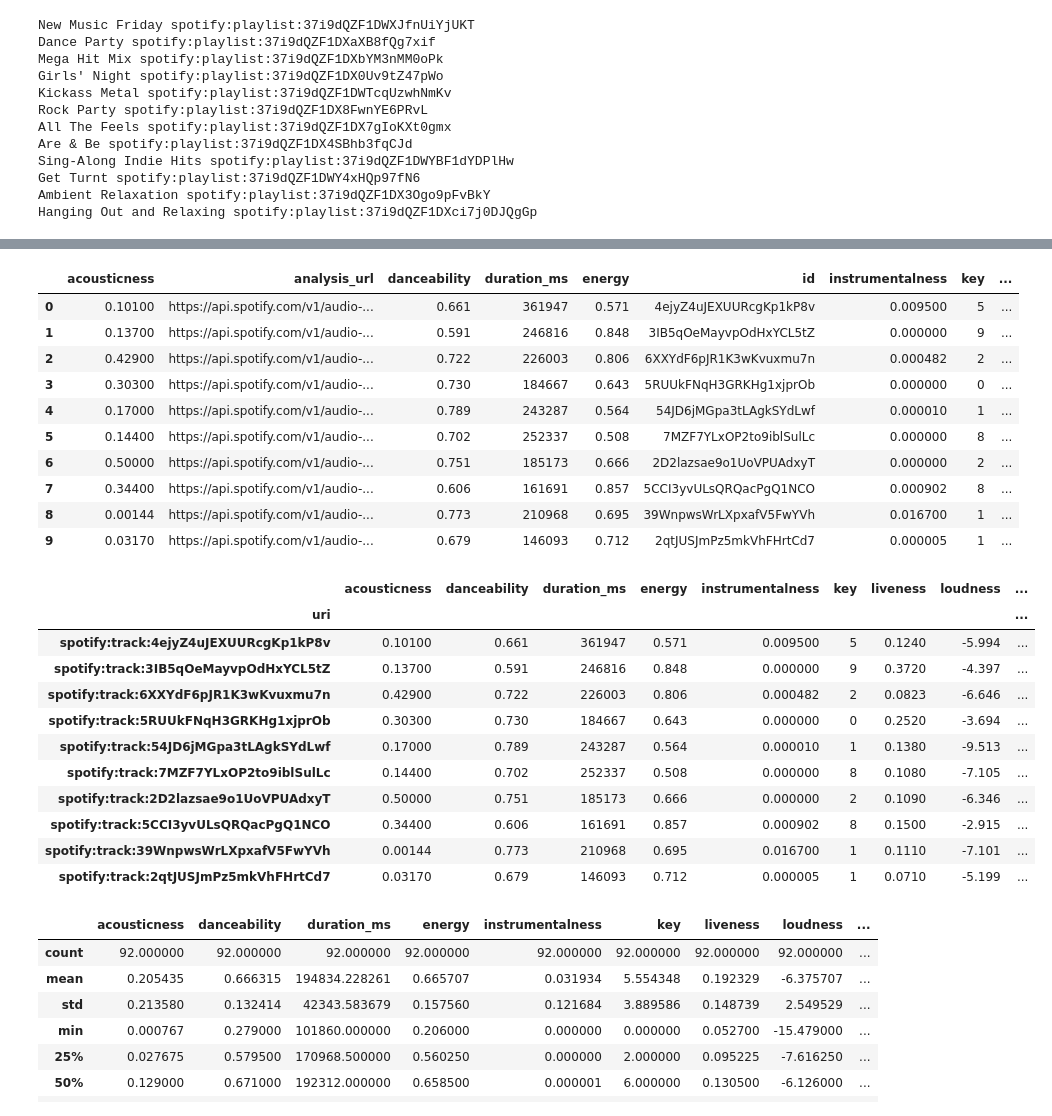
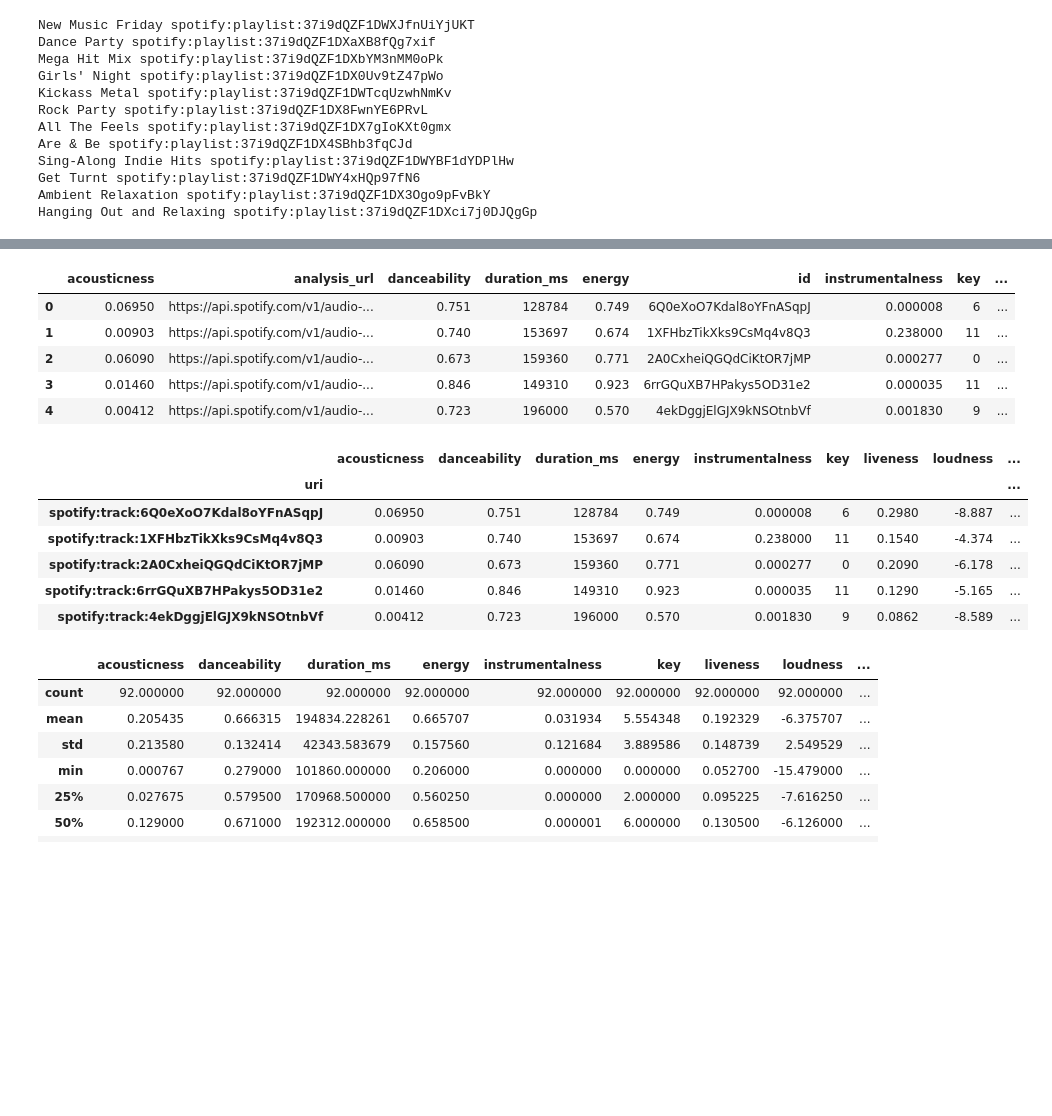
Before and after one commit to sslogar/spotify-analytics, a Jupyter notebook: dev.ipynb, the cells around one changed output, grey strips where cells are left out. Drawn from its saved outputs; the diff is of its cells as text; code cells hidden in the pictures; blank space fills up the shorter version.

```diff
--- a/dev.ipynb
+++ b/dev.ipynb
@@ -100,39 +60,29 @@ features = pd.DataFrame()
 for chunk in [tracks[i:i + 20] for i in range(0, len(tracks), 20)]:
     features = features.append(pd.DataFrame(sp.audio_features(chunk)))
 # %%
-features.head(10)
+features.head(5)
 # %% [output]
 |  | acousticness | analysis_url | danceability | duration_ms | energy | id | instrumentalness | key | ... |
-| 0 | 0.10100 | https://api.spotify.com/v1/audio-... | 0.661 | 361947 | 0.571 | 4ejyZ4uJEXUURcgKp1kP8v | 0.009500 | 5 | ... |
-| 1 | 0.13700 | https://api.spotify.com/v1/audio-... | 0.591 | 246816 | 0.848 | 3IB5qOeMayvpOdHxYCL5tZ | 0.000000 | 9 | ... |
-| 2 | 0.42900 | https://api.spotify.com/v1/audio-... | 0.722 | 226003 | 0.806 | 6XXYdF6pJR1K3wKvuxmu7n | 0.000482 | 2 | ... |
-| 3 | 0.30300 | https://api.spotify.com/v1/audio-... | 0.730 | 184667 | 0.643 | 5RUUkFNqH3GRKHg1xjprOb | 0.000000 | 0 | ... |
-| 4 | 0.17000 | https://api.spotify.com/v1/audio-... | 0.789 | 243287 | 0.564 | 54JD6jMGpa3tLAgkSYdLwf | 0.000010 | 1 | ... |
-| 5 | 0.14400 | https://api.spotify.com/v1/audio-... | 0.702 | 252337 | 0.508 | 7MZF7YLxOP2to9iblSulLc | 0.000000 | 8 | ... |
-| 6 | 0.50000 | https://api.spotify.com/v1/audio-... | 0.751 | 185173 | 0.666 | 2D2lazsae9o1UoVPUAdxyT | 0.000000 | 2 | ... |
-| 7 | 0.34400 | https://api.spotify.com/v1/audio-... | 0.606 | 161691 | 0.857 | 5CCI3yvULsQRQacPgQ1NCO | 0.000902 | 8 | ... |
-| 8 | 0.00144 | https://api.spotify.com/v1/audio-... | 0.773 | 210968 | 0.695 | 39WnpwsWrLXpxafV5FwYVh | 0.016700 | 1 | ... |
-| 9 | 0.03170 | https://api.spotify.com/v1/audio-... | 0.679 | 146093 | 0.712 | 2qtJUSJmPz5mkVhFHrtCd7 | 0.000005 | 1 | ... |
+| 0 | 0.06950 | https://api.spotify.com/v1/audio-... | 0.751 | 128784 | 0.749 | 6Q0eXoO7Kdal8oYFnASqpJ | 0.000008 | 6 | ... |
+| 1 | 0.00903 | https://api.spotify.com/v1/audio-... | 0.740 | 153697 | 0.674 | 1XFHbzTikXks9CsMq4v8Q3 | 0.238000 | 11 | ... |
+| 2 | 0.06090 | https://api.spotify.com/v1/audio-... | 0.673 | 159360 | 0.771 | 2A0CxheiQGQdCiKtOR7jMP | 0.000277 | 0 | ... |
+| 3 | 0.01460 | https://api.spotify.com/v1/audio-... | 0.846 | 149310 | 0.923 | 6rrGQuXB7HPakys5OD31e2 | 0.000035 | 11 | ... |
+| 4 | 0.00412 | https://api.spotify.com/v1/audio-... | 0.723 | 196000 | 0.570 | 4ekDggjElGJX9kNSOtnbVf | 0.001830 | 9 | ... |
 # %%
 drop = ['analysis_url', 'track_href', 'id', 'type']
 features.drop(columns=drop, axis=1, inplace=True)
 # %%
 features = features.set_index('uri')
 # %%
-features.head(10)
+features.head(5)
 # %% [output]
 |  | acousticness | danceability | duration_ms | energy | instrumentalness | key | liveness | loudness | ... |
 | uri |  |  |  |  |  |  |  |  | ... |
-| spotify:track:4ejyZ4uJEXUURcgKp1kP8v | 0.10100 | 0.661 | 361947 | 0.571 | 0.009500 | 5 | 0.1240 | -5.994 | ... |
-| spotify:track:3IB5qOeMayvpOdHxYCL5tZ | 0.13700 | 0.591 | 246816 | 0.848 | 0.000000 | 9 | 0.3720 | -4.397 | ... |
-| spotify:track:6XXYdF6pJR1K3wKvuxmu7n | 0.42900 | 0.722 | 226003 | 0.806 | 0.000482 | 2 | 0.0823 | -6.646 | ... |
-| spotify:track:5RUUkFNqH3GRKHg1xjprOb | 0.30300 | 0.730 | 184667 | 0.643 | 0.000000 | 0 | 0.2520 | -3.694 | ... |
-| spotify:track:54JD6jMGpa3tLAgkSYdLwf | 0.17000 | 0.789 | 243287 | 0.564 | 0.000010 | 1 | 0.1380 | -9.513 | ... |
-| spotify:track:7MZF7YLxOP2to9iblSulLc | 0.14400 | 0.702 | 252337 | 0.508 | 0.000000 | 8 | 0.1080 | -7.105 | ... |
-| spotify:track:2D2lazsae9o1UoVPUAdxyT | 0.50000 | 0.751 | 185173 | 0.666 | 0.000000 | 2 | 0.1090 | -6.346 | ... |
-| spotify:track:5CCI3yvULsQRQacPgQ1NCO | 0.34400 | 0.606 | 161691 | 0.857 | 0.000902 | 8 | 0.1500 | -2.915 | ... |
-| spotify:track:39WnpwsWrLXpxafV5FwYVh | 0.00144 | 0.773 | 210968 | 0.695 | 0.016700 | 1 | 0.1110 | -7.101 | ... |
-| spotify:track:2qtJUSJmPz5mkVhFHrtCd7 | 0.03170 | 0.679 | 146093 | 0.712 | 0.000005 | 1 | 0.0710 | -5.199 | ... |
+| spotify:track:6Q0eXoO7Kdal8oYFnASqpJ | 0.06950 | 0.751 | 128784 | 0.749 | 0.000008 | 6 | 0.2980 | -8.887 | ... |
+| spotify:track:1XFHbzTikXks9CsMq4v8Q3 | 0.00903 | 0.740 | 153697 | 0.674 | 0.238000 | 11 | 0.1540 | -4.374 | ... |
+| spotify:track:2A0CxheiQGQdCiKtOR7jMP | 0.06090 | 0.673 | 159360 | 0.771 | 0.000277 | 0 | 0.2090 | -6.178 | ... |
+| spotify:track:6rrGQuXB7HPakys5OD31e2 | 0.01460 | 0.846 | 149310 | 0.923 | 0.000035 | 11 | 0.1290 | -5.165 | ... |
+| spotify:track:4ekDggjElGJX9kNSOtnbVf | 0.00412 | 0.723 | 196000 | 0.570 | 0.001830 | 9 | 0.0862 | -8.589 | ... |
 # %%
 features.describe()
 # %% [output]
```
Also changed, not shown: parts of 11 cells of this notebook.
